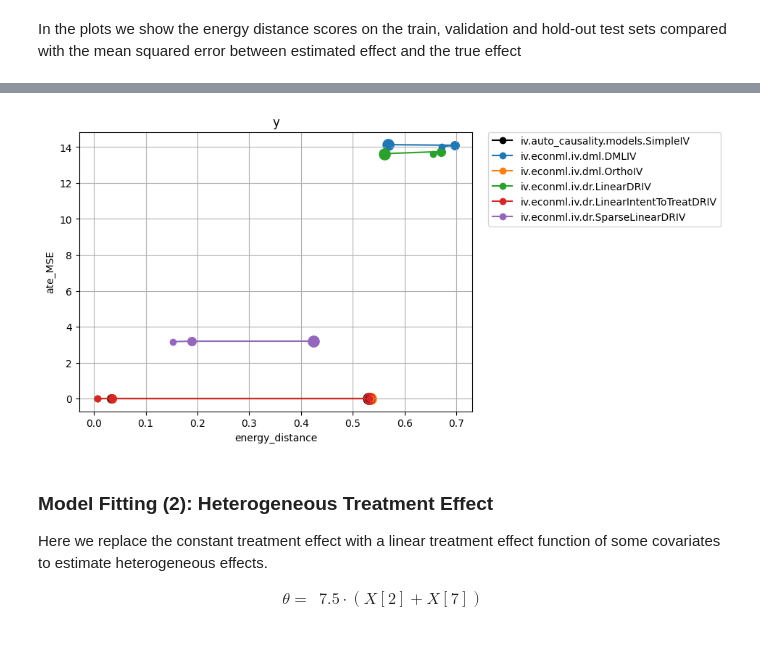
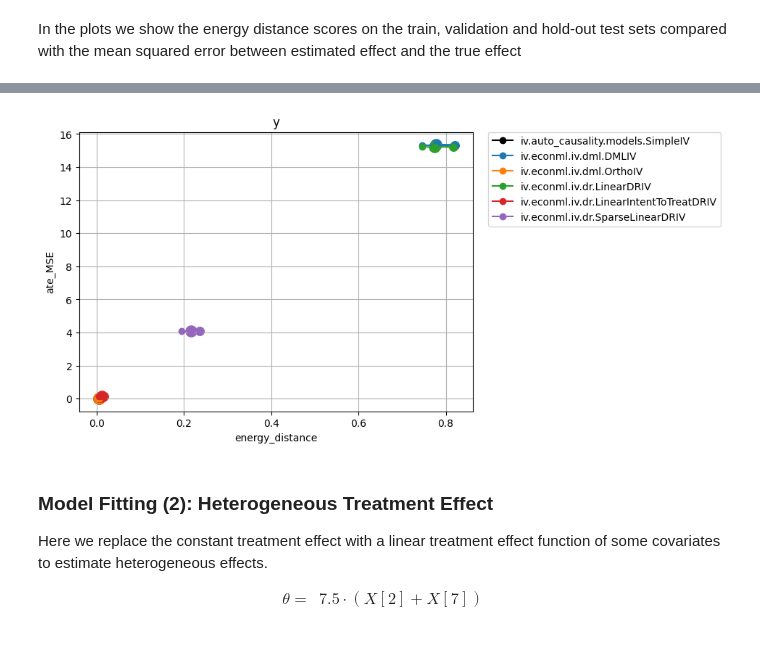
Before and after one commit to xaxazin/auto-causality, a Jupyter notebook: notebooks/Comparing IV Estimators.ipynb, the cells around one changed output, grey strips where cells are left out. Saved outputs shown, nothing was run; the diff lists cells and outputs as text; code cells hidden in the pictures.

```diff
--- a/notebooks/Comparing IV Estimators.ipynb
+++ b/notebooks/Comparing IV Estimators.ipynb
@@ -85,7 +86,7 @@ TRUE_EFFECT = 7.5
 
 CONSTANT_EFFECT = lambda X: TRUE_EFFECT
 
-data = iv_dgp_econml(n=5000, p=15, true_effect=CONSTANT_EFFECT)
+data = iv_dgp_econml(n=20000, p=10, true_effect=CONSTANT_EFFECT)
 data_df, features_X, features_W = preprocess_dataset(
     data, treatment, targets, instruments
 )
@@ -115,7 +116,7 @@ ac_constant_te = AutoCausality(
     estimator_list=estimator_list,
     verbose=3,
     components_verbose=2,
-    components_time_budget=120,
+    components_time_budget=300,
     propensity_model="dummy",
 )
 
@@ -198,8 +243,8 @@ In the plots we show the energy distance scores on the train, validation and hol
 # %%
-score_all_test(ac_constant_te)
+# score_all_test(ac_constant_te,Xtest_constant_te)
 graph_compare_estimators(ac_constant_te)
 # %% [output]
-[figure, old version]
+[figure, new version]
 # %% [markdown]
 ### Model Fitting (2): Heterogeneous Treatment Effect
 
```
Also changed, not shown: parts of 12 cells of this notebook, 1 other file.
